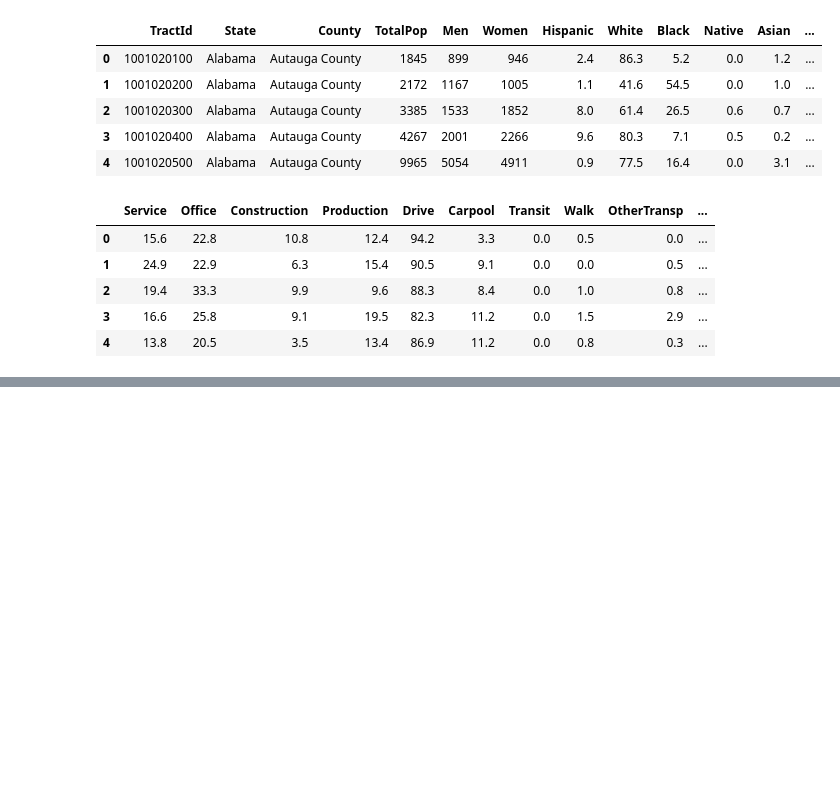
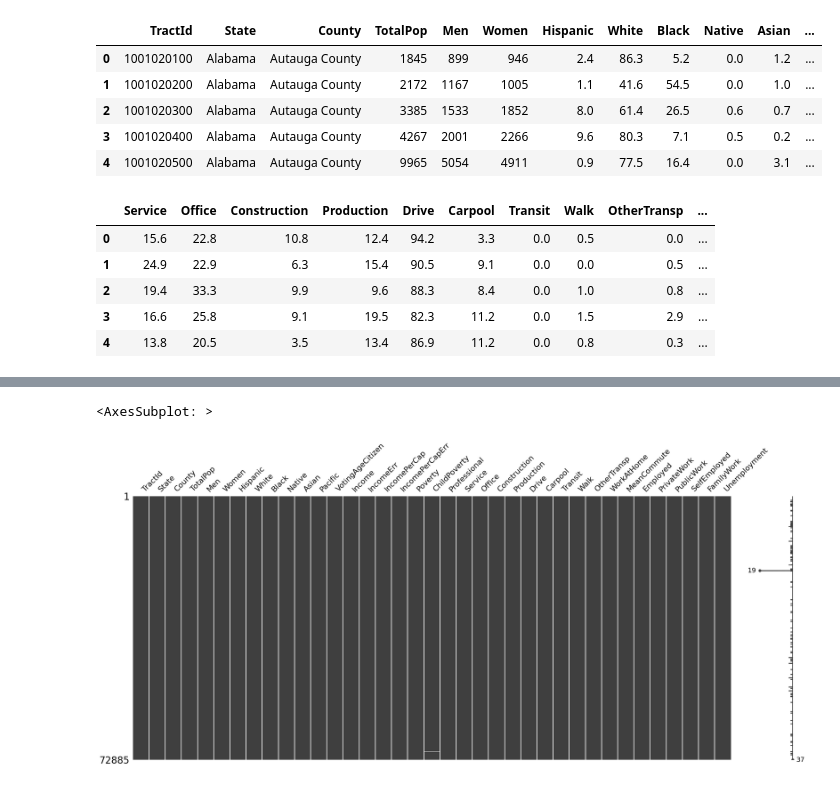
Before and after one commit to ewagaka/Demographic_data, a Jupyter notebook: demographic_analysis.ipynb, the cells around one changed output, grey strips where cells are left out. Drawn from its saved outputs; the diff is of its cells as text; code cells hidden in the pictures; blank space fills up the shorter version.

```diff
--- a/demographic_analysis.ipynb
+++ b/demographic_analysis.ipynb
@@ -84,0 +36,4 @@ data.groupby('State').count()
+# %%
+# Converting columns with absolute values to % of Total Population
+percent = ['Men','Women','VotingAgeCitizen','Employed']
+data[percent] = data[percent].div(data["TotalPop"], axis=0)*100
@@ -84,0 +60,5 @@ data.groupby('State').count()
+# %%
+msno.matrix(data)
+# %% [output]
+<AxesSubplot: >
+[figure, added]
```
Also changed, not shown: parts of 18 cells of this notebook.
